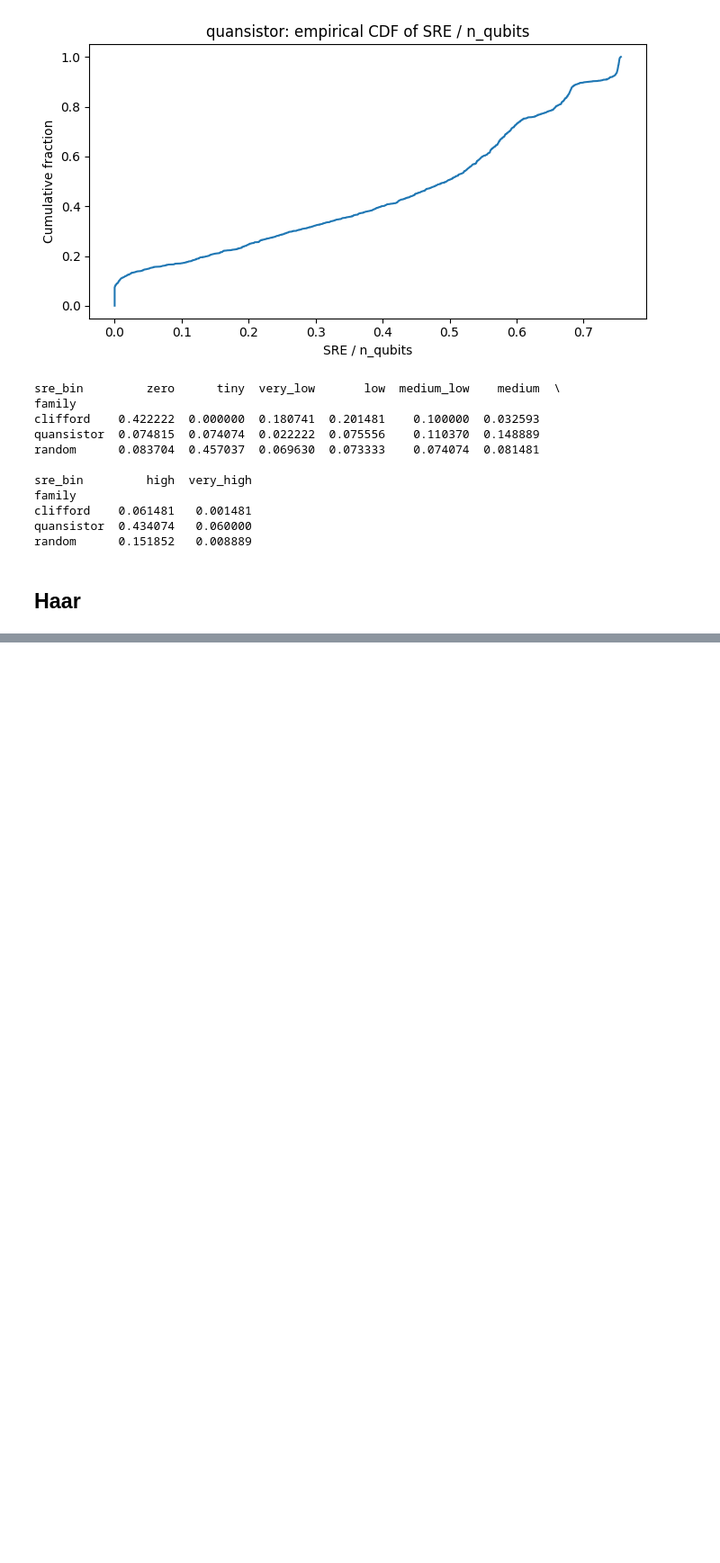
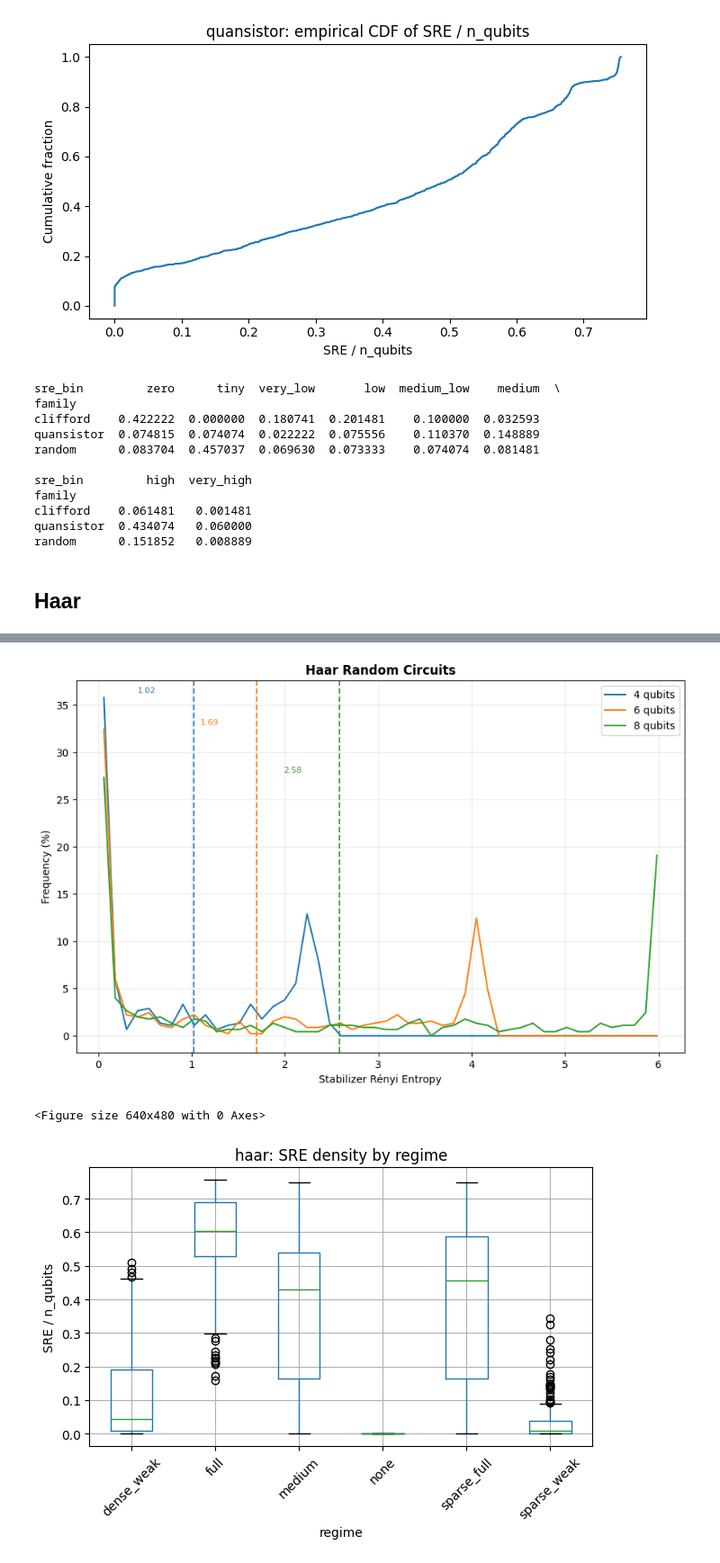
Before and after one commit to VicLambert/qml-quansistor-entropy, a Jupyter notebook: qqe/notebooks/05_25_2026.ipynb, the cells around one changed output, grey strips where cells are left out. Shown at 90% size. Cells and saved outputs as stored; diff of their text form; code cells hidden in the pictures; blank space fills up the shorter version.

```diff
--- a/qqe/notebooks/05_25_2026.ipynb
+++ b/qqe/notebooks/05_25_2026.ipynb
@@ -832,0 +848,5 @@ random      0.151852   0.008889
+# %%
+n_qubits = (4, 6, 8, 10)
+n_layers = (1, 2, 4, 8, 16, 40, 50, 80, 100)
+n_seeds = 50
+output_dir = "temp/datasets/SRE_distribution_3"
@@ -832,0 +904,17 @@ random      0.151852   0.008889
+# %%
+model_type = "nn"
+epochs = 30
+lr = 1e-4
+loss_type = "huber"   # "mse" | "huber"
+batch_size = 32
+training_mode = "per_family"  # "global" | "per_family"
+family = "haar"  # required if training_mode == "per_family"
+target = "sre"
+data_dir = output_dir
+model_save_path = "../outputs/models/haar_model_gnn.pt"
+show_progress=True
+show_val_progress=False
+log_every_n_batches=10
+heartbeat_secs=60.0
+epoch_time_warning_secs=600.0
+train_loader_haar, val_loader_haar, test_loader_haar, node_in_dim_haar, global_in_dim_haar, base_dataset_haar = make_dataset_loaders(model_type, epochs, lr, loss_type, batch_size, training_mode, "haar", target, data_dir, model_save_path, show_progress, show_val_progress, log_every_n_batches, heartbeat_secs, epoch_time_warning_secs)
@@ -832,0 +925,6 @@ random      0.151852   0.008889
+# %%
+print(f"Loading dataset from {output_dir}...")
+df = load_sre_dataset(output_dir)
+
+print(df.shape)
+print(df[["family", "n_qubits", "n_layers", "sre", "sre_density"]].head())
@@ -832,0 +940,13 @@ random      0.151852   0.008889
+# %%
+# df_qubits = df[df["n_qubits"] == 8].copy()
+df_qubits = df.copy()
+# %%
+_plot_SRE_distribution(base_dataset_haar, bins=50, title="Haar Random Circuits")
+plot_SRE_regime(output_dir, "haar")
+
+plot_global_sre_distribution(df_qubits, "haar", density=True)
+plot_sre_ecdf(df_qubits, "haar", density=True)
+# %% [output]
+[figure, added]
+<Figure size 640x480 with 0 Axes>
+[figure, added]
```
Also changed, not shown: parts of 6 cells of this notebook, 3 other files.
